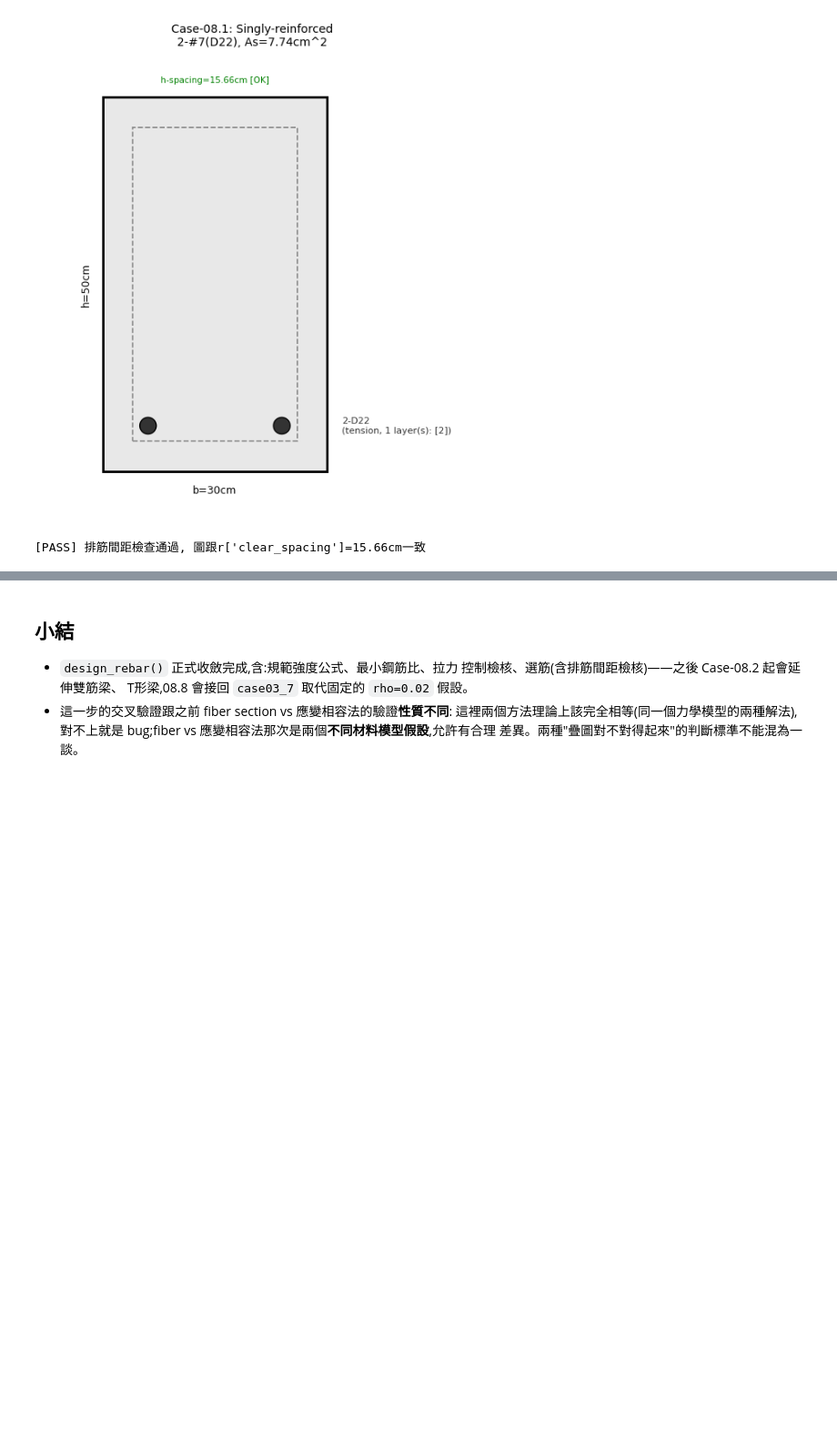
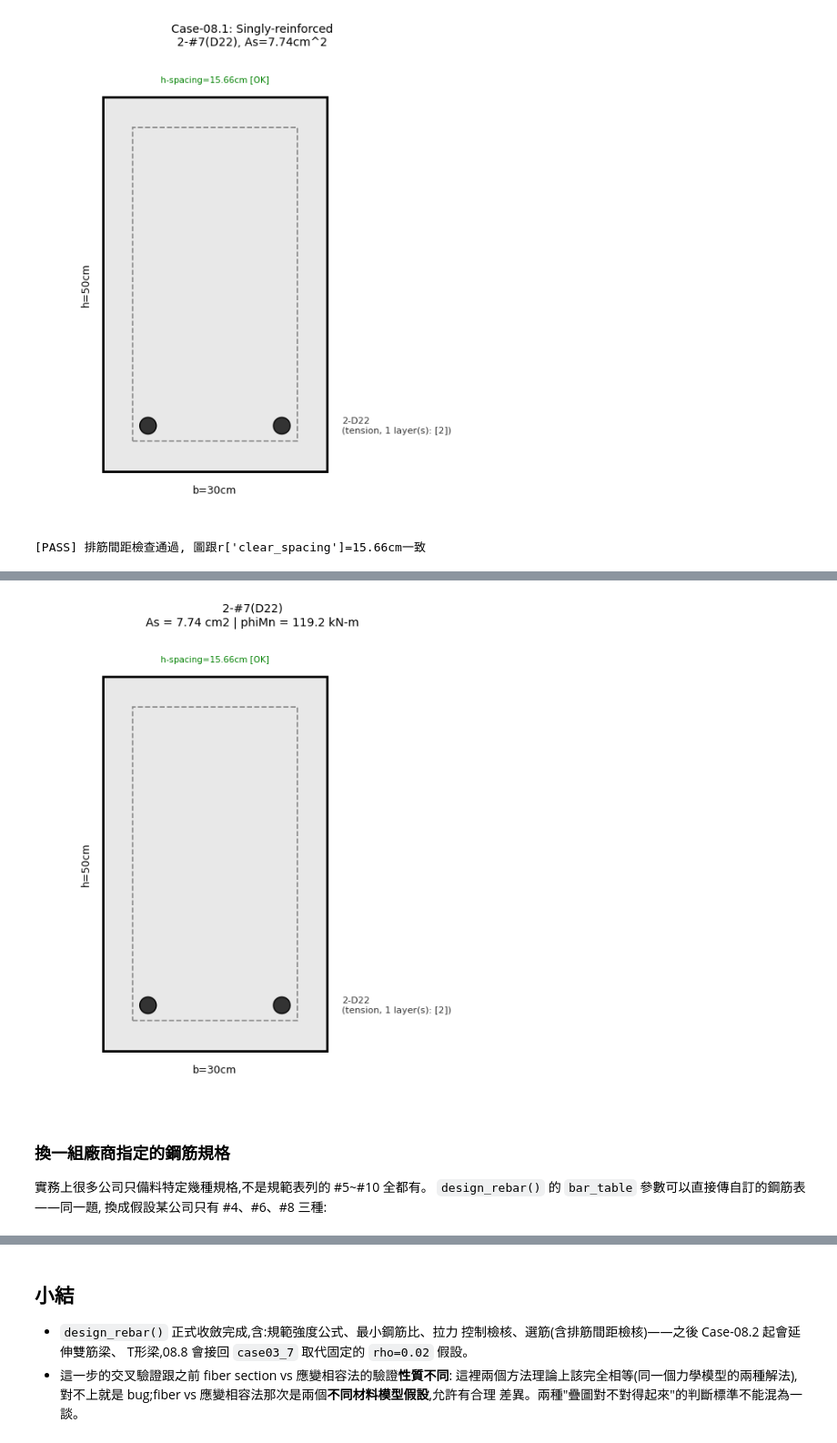
Before and after one commit to zhixiu0223/taiwan-seismic-code-calc, a Jupyter notebook: notebooks/case08_1_rectangular_beam_design.ipynb, the cells around one changed output, grey strips where cells are left out. Shown at 91% size. Saved outputs shown, nothing was run; the diff lists cells and outputs as text; code cells hidden in the pictures; blank space fills up the shorter version.

```diff
--- a/notebooks/case08_1_rectangular_beam_design.ipynb
+++ b/notebooks/case08_1_rectangular_beam_design.ipynb
@@ -186,0 +193,65 @@ print(f"[PASS] 排筋間距檢查通過, 圖跟r['clear_spacing']={r['clear_spac
+# %%
+# ============================================================
+# 完整設計例題：矩形單筋梁
+# ============================================================
+import os
+import matplotlib.pyplot as plt
+
+if not os.path.exists('rc_design.py'):
+    !wget -q https://raw.githubusercontent.com/zhixiu0223/taiwan-seismic-code-calc/main/rc_design.py
+
+from rc_design import design_rebar, draw_rc_section, print_design_summary
+
+# ---------- 題目條件（你可以改這些數字）----------
+b_cm      = 30.0      # 梁寬 (cm)
+h_cm      = 50.0      # 梁高 (cm)
+cover     = 4.0       # 保護層 (cm)
+fc        = 280.0     # 混凝土抗壓強度 (kgf/cm^2)
+fy        = 4200.0    # 鋼筋降伏強度 (kgf/cm^2)
+Mu_kNm    = 112.5     # 設計彎矩需求 (kN-m)  <- 需求強度
+
+# ---------- 執行設計 ----------
+r = design_rebar(
+    Mu_kNm=Mu_kNm,
+    b_cm=b_cm,
+    h_cm=h_cm,
+    cover=cover,
+    fc=fc,
+    fy=fy
+)
+
+# ---------- 印出完整設計摘要（像正式題目答案）----------
+print_design_summary(
+    kind="Case-08.1 矩形單筋梁撓曲設計",
+    geometry={
+        "b": f"{b_cm} cm",
+        "h": f"{h_cm} cm",
+        "cover": f"{cover} cm",
+        "有效深度 d": f"{r['d']:.2f} cm"
+    },
+    material={
+        "fc'": f"{fc} kgf/cm^2",
+        "fy": f"{fy} kgf/cm^2"
+    },
+    demand={
+        "設計彎矩 Mu": f"{Mu_kNm} kN-m"
+    },
+    result=r,
+    capacity_key="phiMn_provided",
+    demand_key="Mu_demand"
+)
+
+# ---------- 畫斷面配筋圖 ----------
+fig, ax = plt.subplots(figsize=(5.5, 6.5))
+draw_rc_section(
+    b_cm=b_cm,
+    h_cm=h_cm,
+    cover_cm=cover,
+    layout=r['layout'],
+    bar_diameter_cm=r['bar_d'],
+    title=f"{r['n_bars']}-{r['bar_size']}\nAs = {r['As_provided']:.2f} cm2 | phiMn = {r['phiMn_provided']:.1f} kN-m",
+    ax=ax
+)
+plt.tight_layout()
+plt.show()
+# %% [output]
@@ -186,0 +275,7 @@ print(f"[PASS] 排筋間距檢查通過, 圖跟r['clear_spacing']={r['clear_spac
+[figure, added]
+# %% [markdown]
+### 換一組廠商指定的鋼筋規格
+
+實務上很多公司只備料特定幾種規格,不是規範表列的 #5~#10 全都有。
+`design_rebar()` 的 `bar_table` 參數可以直接傳自訂的鋼筋表——同一題,
+換成假設某公司只有 #4、#6、#8 三種:
```
Also changed, not shown: parts of 3 cells of this notebook, 3 other files.
